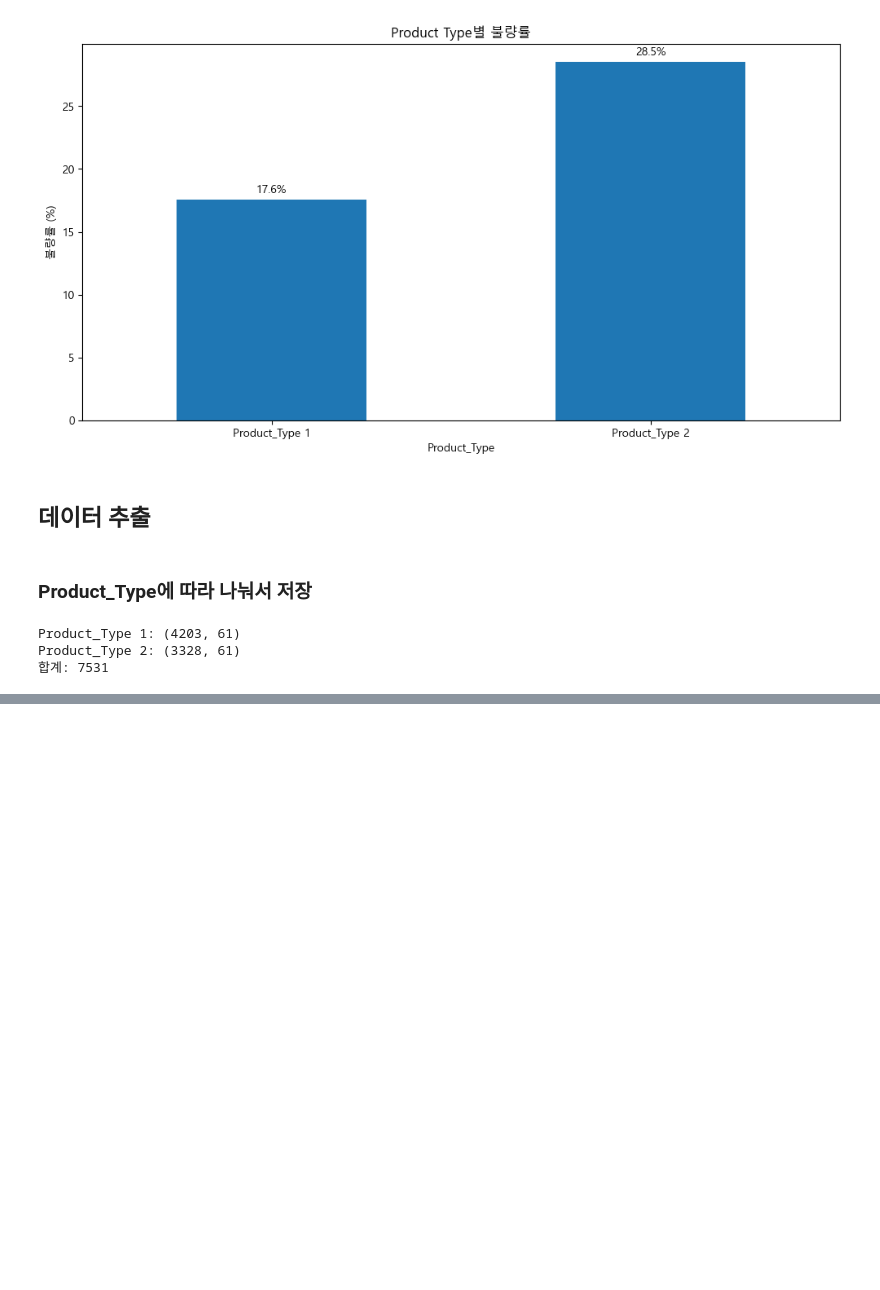
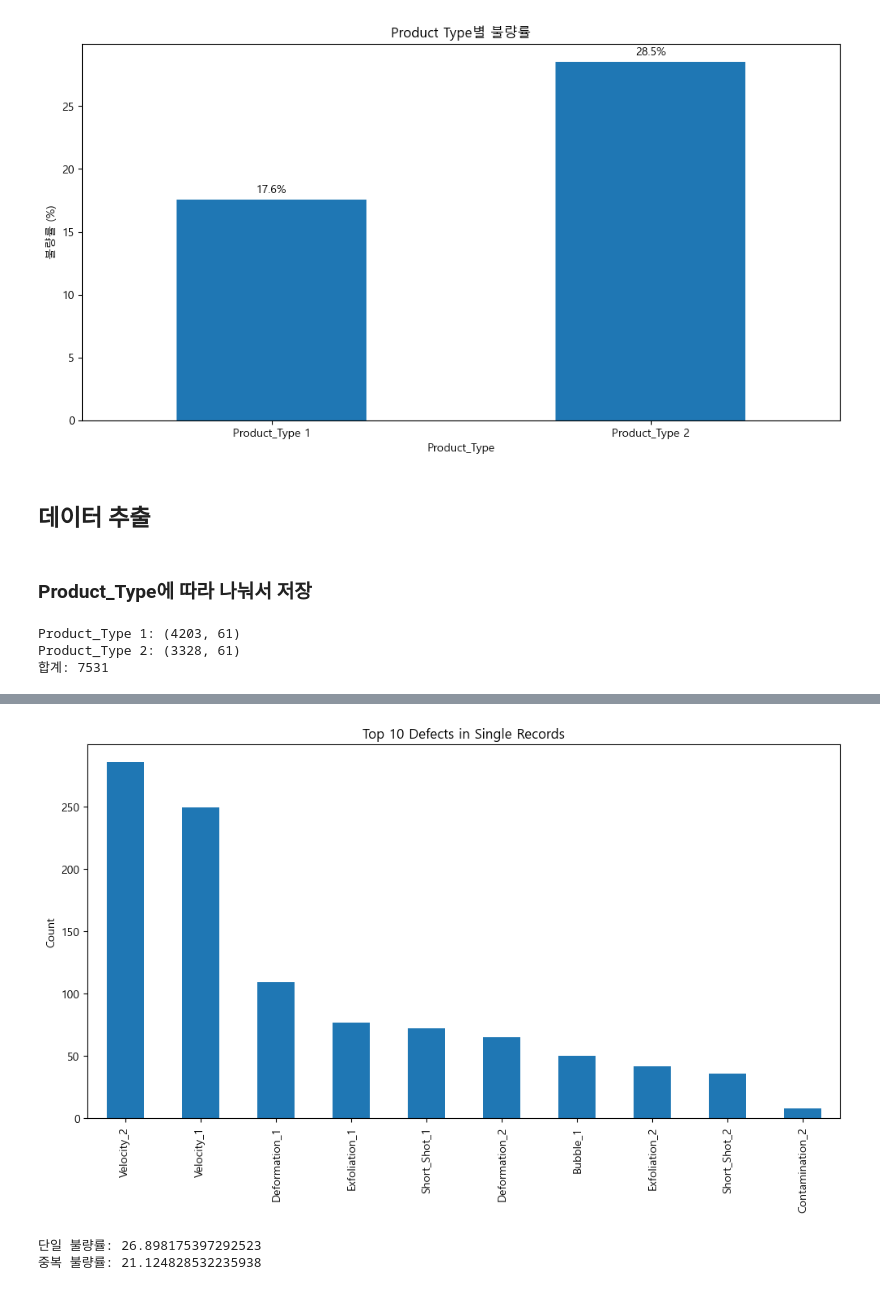
Before and after one commit to heeso0908/hotsix, a Jupyter notebook: notebooks/김희선/eda.ipynb, the cells around one changed output, grey strips where cells are left out. Saved outputs shown, nothing was run; the diff lists cells and outputs as text; code cells hidden in the pictures; blank space fills up the shorter version.

```diff
--- a/notebooks/김희선/eda.ipynb
+++ b/notebooks/김희선/eda.ipynb
@@ -593,7 +593,7 @@ df[df['Cycle_Time'] > 58.4].sort_values('Cycle_Time', ascending=False)
 # 속도 변화량
 df['Vel_1_2_Diff'] = df['Velocity_2'] - df['Velocity_1']
 df['Vel_2_3_Diff'] = df['Velocity_3'] - df['Velocity_2']
-df['Vel_Total_Range'] = df[['Velocity_1','Velocity_2','Velocity_3']].max(axis=1) - df[['Velocity_1','Velocity_2','Velocity_3']].min(axis=1)
+df['Vel_Total_Range'] = df['High_Velocity'] - df[['Velocity_1','Velocity_2','Velocity_3']].min(axis=1)
 # %% [markdown]
 #### 불량이 하나라도 있는 행을 구분하기 위해 **Any_Defect 컬럼 생성**
 # %%
@@ -746,0 +749,3 @@ Product_Type 2: (3328, 61)
+# %%
+mask_single = ~df_dropid.duplicated(keep=False)
+df_single = df[mask_single]
@@ -746,0 +776,27 @@ Product_Type 2: (3328, 61)
+# %%
+defect_cols = [c for c in df.columns if c.endswith('_1') or c.endswith('_2')]
+
+single_defect_sum = df_single[defect_cols].sum().sort_values(ascending=False)
+
+plt.figure()
+single_defect_sum.head(10).plot(kind='bar')
+plt.title('Top 10 Defects in Single Records')
+plt.ylabel('Count')
+plt.show()
+# %% [output]
+[figure, added]
+# %%
+df_dropid = df.drop(columns='Id')
+mask_single = ~df_dropid.duplicated(keep=False)
+
+df_single = df[mask_single]
+df_duplicate = df[~mask_single]
+
+print("단일 불량률:",
+      df_single['Any_Defect'].mean()*100)
+
+print("중복 불량률:",
+      df_duplicate['Any_Defect'].mean()*100)
+# %% [output]
+단일 불량률: 26.898175397292523
+중복 불량률: 21.124828532235938
```
Also changed, not shown: parts of 12 cells of this notebook, 4 other files.
